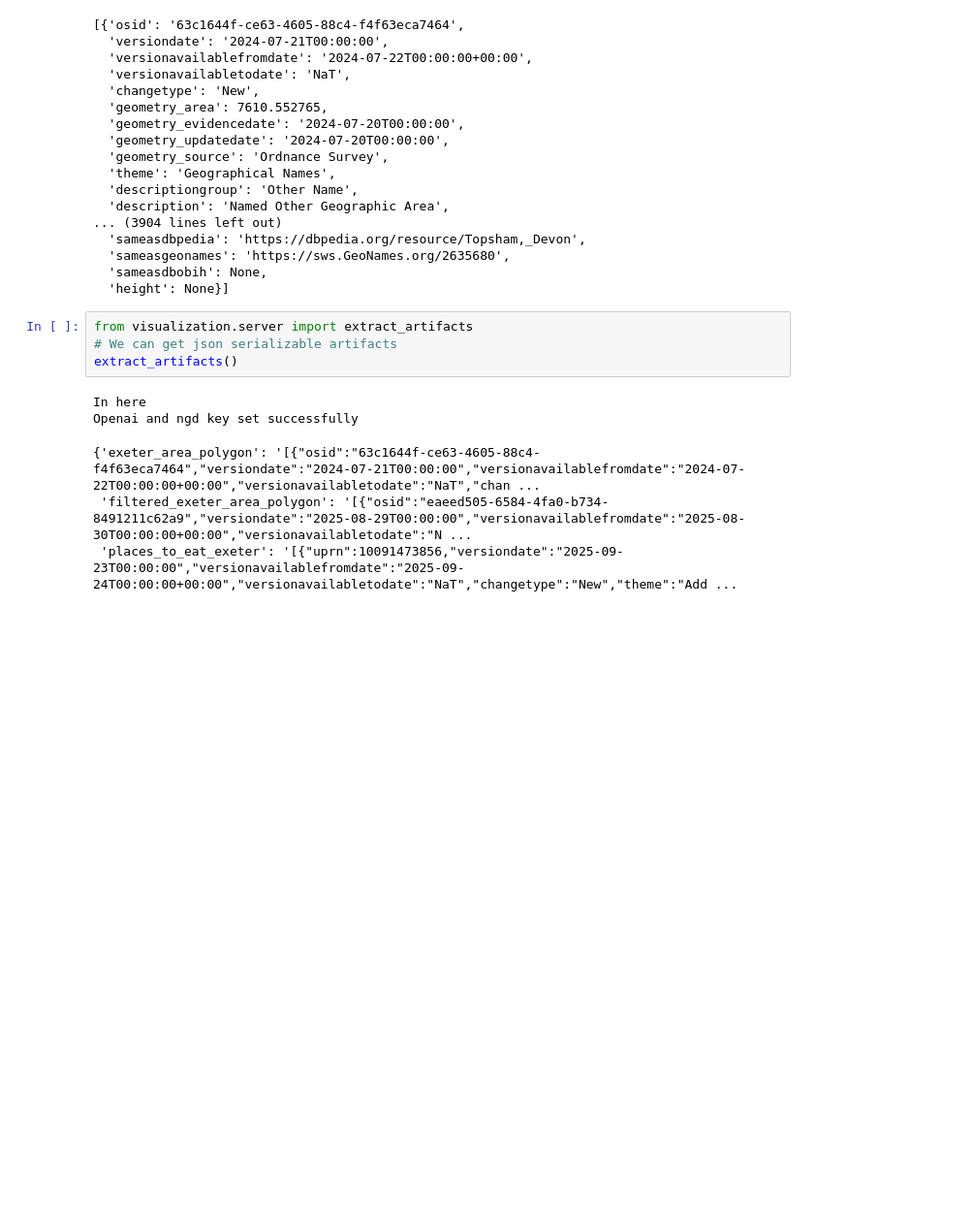
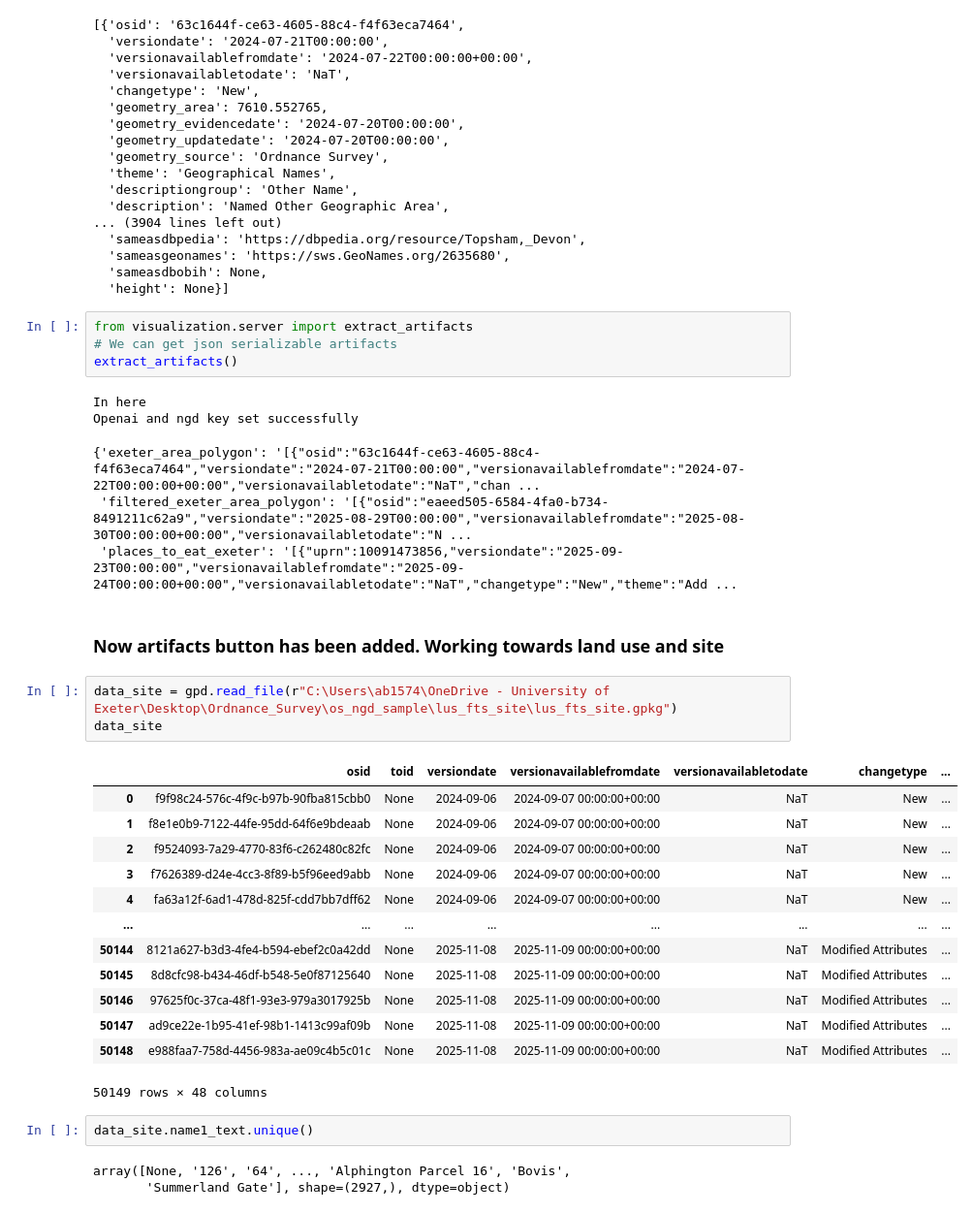
Before and after one commit to arjun8009/a2a_framework, a Jupyter notebook: system_tests.ipynb, the cells around one changed output. Shown at 97% size. Drawn from its saved outputs; the diff is of its cells as text; blank space fills up the shorter version.

Commit message:
Some performance changes and land use added

```diff
--- a/system_tests.ipynb
+++ b/system_tests.ipynb
@@ -2096,3 +2096,27 @@ Openai and ngd key set successfully
 {'exeter_area_polygon': '[{"osid":"63c1644f-ce63-4605-88c4-f4f63eca7464","versiondate":"2024-07-21T00:00:00","versionavailablefromdate":"2024-07-22T00:00:00+00:00","versionavailabletodate":"NaT","chan ...
  'filtered_exeter_area_polygon': '[{"osid":"eaeed505-6584-4fa0-b734-8491211c62a9","versiondate":"2025-08-29T00:00:00","versionavailablefromdate":"2025-08-30T00:00:00+00:00","versionavailabletodate":"N ...
  'places_to_eat_exeter': '[{"uprn":10091473856,"versiondate":"2025-09-23T00:00:00","versionavailablefromdate":"2025-09-24T00:00:00+00:00","versionavailabletodate":"NaT","changetype":"New","theme":"Add ...
+# %% [markdown]
+### Now artifacts button has been added. Working towards land use and site
+# %%
+data_site = gpd.read_file(r"C:\Users\ab1574\OneDrive - University of Exeter\Desktop\Ordnance_Survey\os_ngd_sample\lus_fts_site\lus_fts_site.gpkg")
+data_site
+# %% [output]
+|  | osid | toid | versiondate | versionavailablefromdate | versionavailabletodate | changetype | ... |
+| 0 | f9f98c24-576c-4f9c-b97b-90fba815cbb0 | None | 2024-09-06 | 2024-09-07 00:00:00+00:00 | NaT | New | ... |
+| 1 | f8e1e0b9-7122-44fe-95dd-64f6e9bdeaab | None | 2024-09-06 | 2024-09-07 00:00:00+00:00 | NaT | New | ... |
+| 2 | f9524093-7a29-4770-83f6-c262480c82fc | None | 2024-09-06 | 2024-09-07 00:00:00+00:00 | NaT | New | ... |
+| 3 | f7626389-d24e-4cc3-8f89-b5f96eed9abb | None | 2024-09-06 | 2024-09-07 00:00:00+00:00 | NaT | New | ... |
+| 4 | fa63a12f-6ad1-478d-825f-cdd7bb7dff62 | None | 2024-09-06 | 2024-09-07 00:00:00+00:00 | NaT | New | ... |
+| ... | ... | ... | ... | ... | ... | ... | ... |
+| 50144 | 8121a627-b3d3-4fe4-b594-ebef2c0a42dd | None | 2025-11-08 | 2025-11-09 00:00:00+00:00 | NaT | Modified Attributes | ... |
+| 50145 | 8d8cfc98-b434-46df-b548-5e0f87125640 | None | 2025-11-08 | 2025-11-09 00:00:00+00:00 | NaT | Modified Attributes | ... |
+| 50146 | 97625f0c-37ca-48f1-93e3-979a3017925b | None | 2025-11-08 | 2025-11-09 00:00:00+00:00 | NaT | Modified Attributes | ... |
+| 50147 | ad9ce22e-1b95-41ef-98b1-1413c99af09b | None | 2025-11-08 | 2025-11-09 00:00:00+00:00 | NaT | Modified Attributes | ... |
+| 50148 | e988faa7-758d-4456-983a-ae09c4b5c01c | None | 2025-11-08 | 2025-11-09 00:00:00+00:00 | NaT | Modified Attributes | ... |
+50149 rows × 48 columns
+# %%
+data_site.name1_text.unique()
+# %% [output]
+array([None, '126', '64', ..., 'Alphington Parcel 16', 'Bovis',
+       'Summerland Gate'], shape=(2927,), dtype=object)
```
Also changed, not shown: parts of 5 cells of this notebook, 8 other files.
